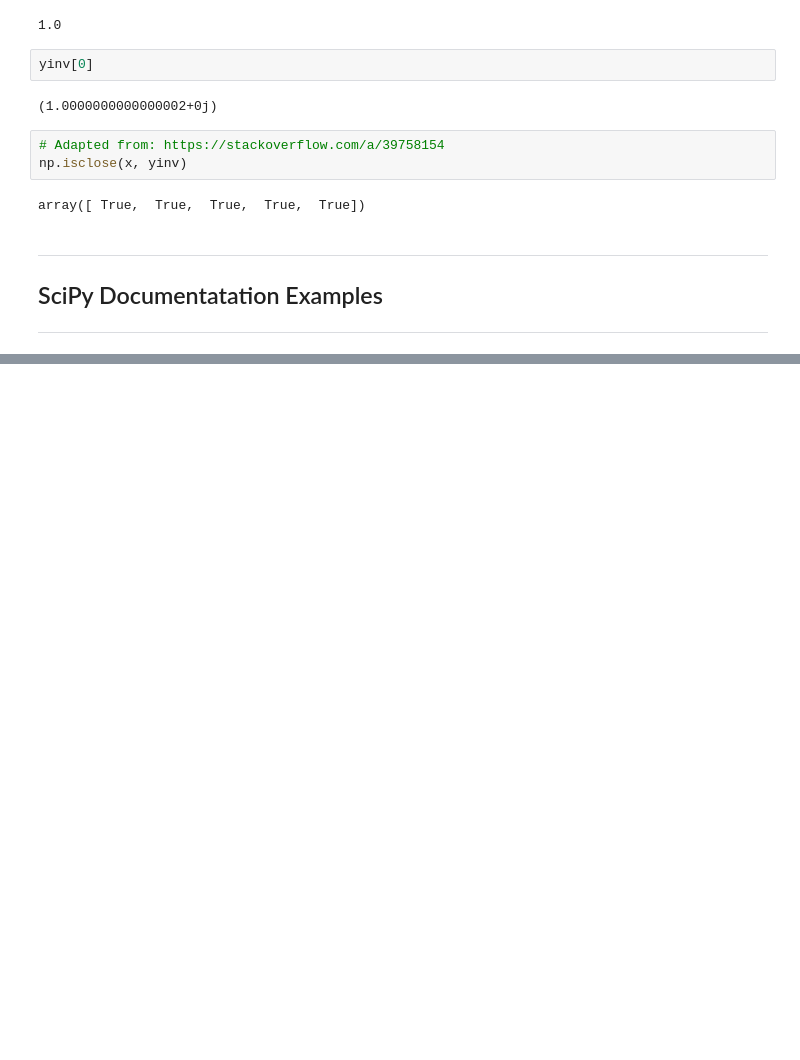
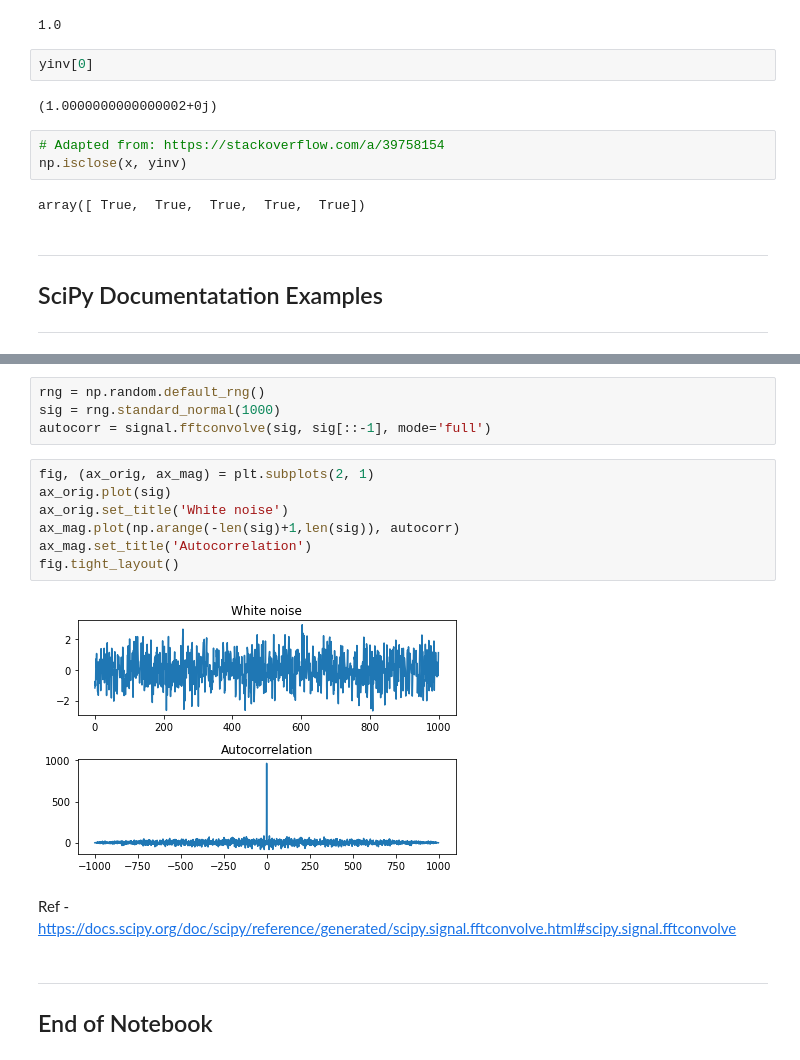
Before and after one commit to DylanMorr/Emerging-Technology-Assessment, a Jupyter notebook: content/Main-Notebooks/fourier-transform.ipynb, the cells around one changed output, grey strips where cells are left out. Drawn from its saved outputs; the diff is of its cells as text; blank space fills up the shorter version.

```diff
--- a/content/Main-Notebooks/fourier-transform.ipynb
+++ b/content/Main-Notebooks/fourier-transform.ipynb
@@ -372,0 +475,19 @@ array([ True,  True,  True,  True,  True])
+# %%
+rng = np.random.default_rng()
+sig = rng.standard_normal(1000)
+autocorr = signal.fftconvolve(sig, sig[::-1], mode='full')
+# %%
+fig, (ax_orig, ax_mag) = plt.subplots(2, 1)
+ax_orig.plot(sig)
+ax_orig.set_title('White noise')
+ax_mag.plot(np.arange(-len(sig)+1,len(sig)), autocorr)
+ax_mag.set_title('Autocorrelation')
+fig.tight_layout()
+# %% [output]
+[figure, added]
+# %% [markdown]
+Ref - https://docs.scipy.org/doc/scipy/reference/generated/scipy.signal.fftconvolve.html#scipy.signal.fftconvolve
+# %% [markdown]
+***
+
+## End of Notebook
```
Also changed, not shown: parts of 12 cells of this notebook.
